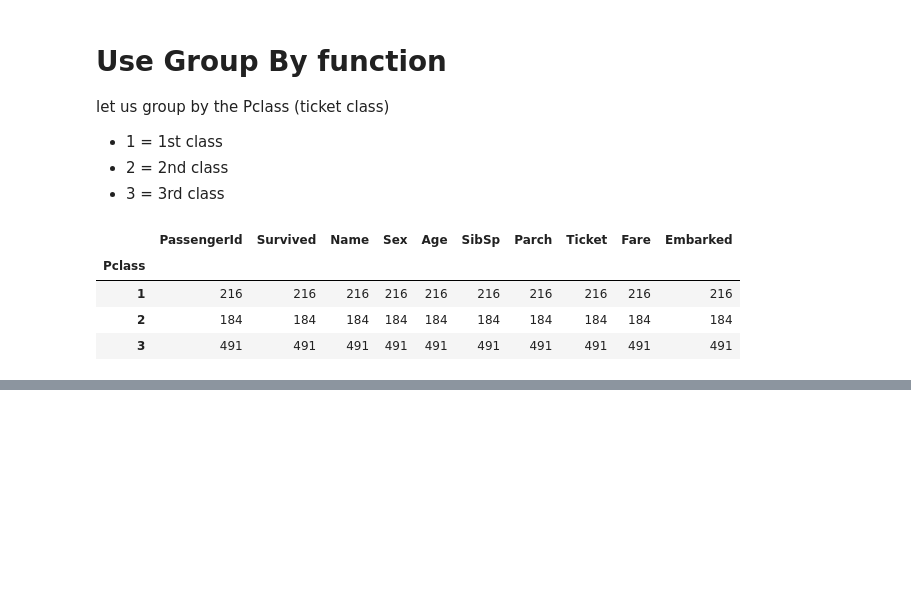
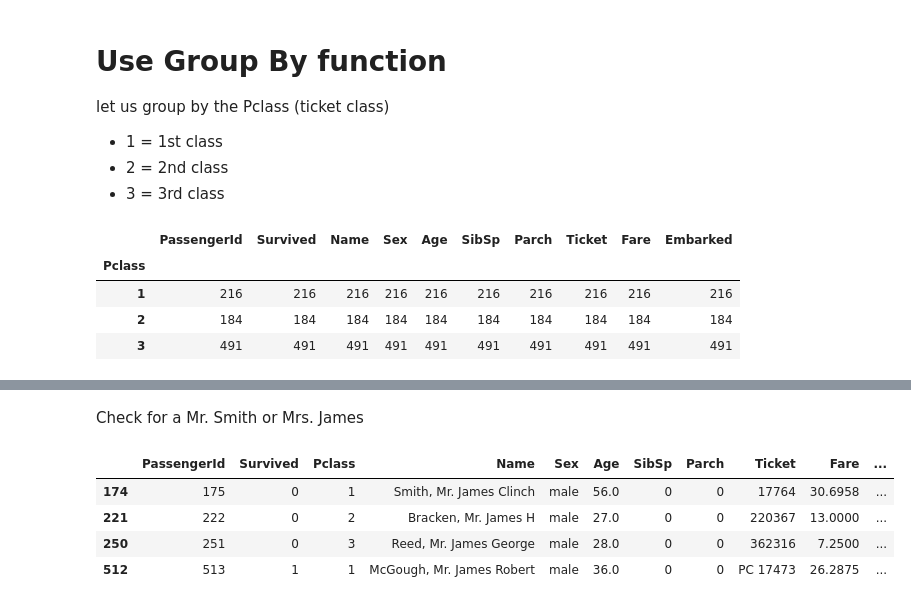
Before and after one commit to YungKing1224/Python-data-science, a Jupyter notebook: titanic.ipynb, the cells around one changed output, grey strips where cells are left out. Drawn from its saved outputs; the diff is of its cells as text; code cells hidden in the pictures; blank space fills up the shorter version.

```diff
--- a/titanic.ipynb
+++ b/titanic.ipynb
@@ -238,0 +287,10 @@ df_train.groupby(df_train['Pclass']).count()
+# %% [markdown]
+Check for a Mr. Smith or Mrs. James
+# %%
+df_train.loc[df_train['Name'].str.contains('Mr. James | Mrs. Smith', flags=re.I, regex=True )]
+# %% [output]
+|  | PassengerId | Survived | Pclass | Name | Sex | Age | SibSp | Parch | Ticket | Fare | ... |
+| 174 | 175 | 0 | 1 | Smith, Mr. James Clinch | male | 56.0 | 0 | 0 | 17764 | 30.6958 | ... |
+| 221 | 222 | 0 | 2 | Bracken, Mr. James H | male | 27.0 | 0 | 0 | 220367 | 13.0000 | ... |
+| 250 | 251 | 0 | 3 | Reed, Mr. James George | male | 28.0 | 0 | 0 | 362316 | 7.2500 | ... |
+| 512 | 513 | 1 | 1 | McGough, Mr. James Robert | male | 36.0 | 0 | 0 | PC 17473 | 26.2875 | ... |
```
Also changed, not shown: parts of 5 cells of this notebook, 4 other files.
